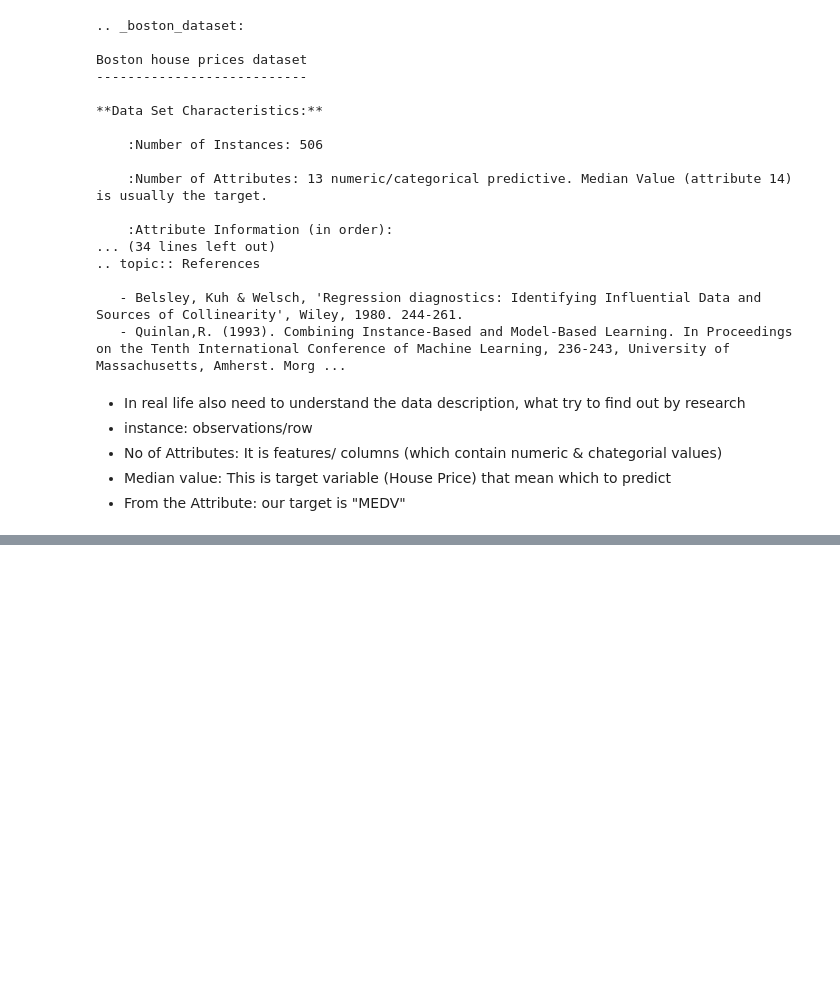
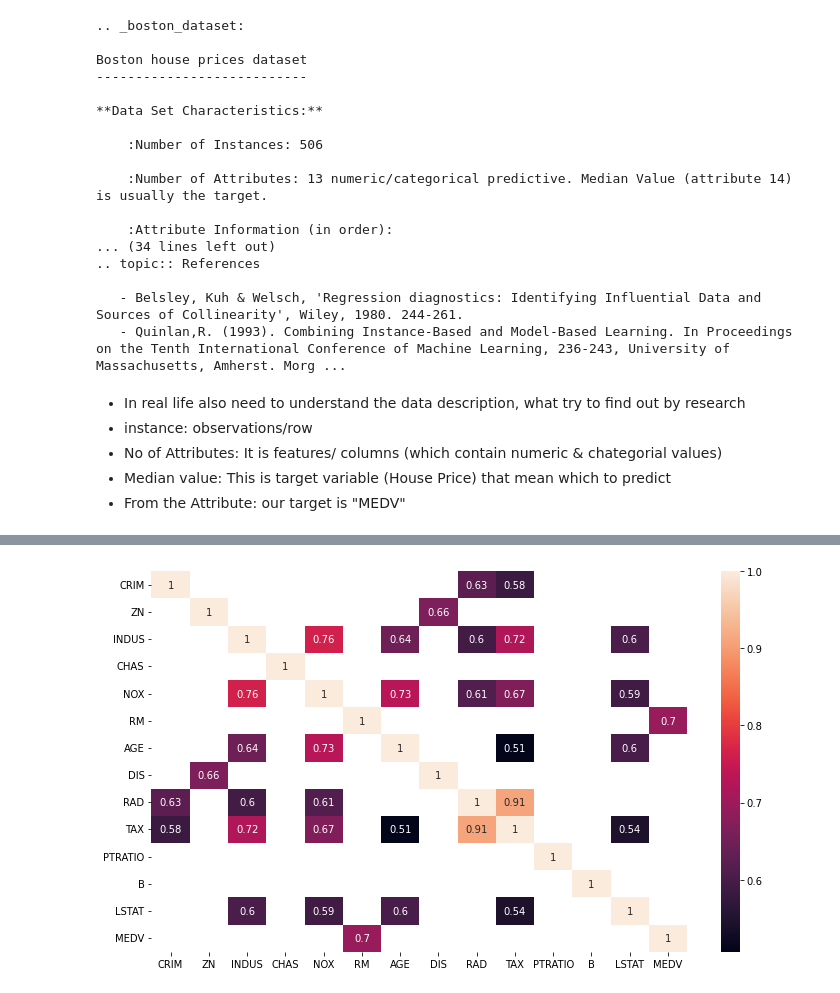
Before and after one commit to Maruf2309/MachineLearning, a Jupyter notebook: 23_1005_Regression_boston_houseprice.ipynb, the cells around one changed output, grey strips where cells are left out. Saved outputs shown, nothing was run; the diff lists cells and outputs as text; code cells hidden in the pictures; blank space fills up the shorter version.

```diff
--- a/23_1005_Regression_boston_houseprice.ipynb
+++ b/23_1005_Regression_boston_houseprice.ipynb
@@ -49,0 +271,7 @@ Boston house prices dataset
+# %%
+# Filtering Correlation: All Cols when > 0.5
+plt.figure(figsize=(12,7))
+sns.heatmap(corr[corr > 0.5], annot=True) # annot add corr value
+plt.show()
+# %% [output]
+[figure, added]
```
Also changed, not shown: parts of 26 cells of this notebook.
